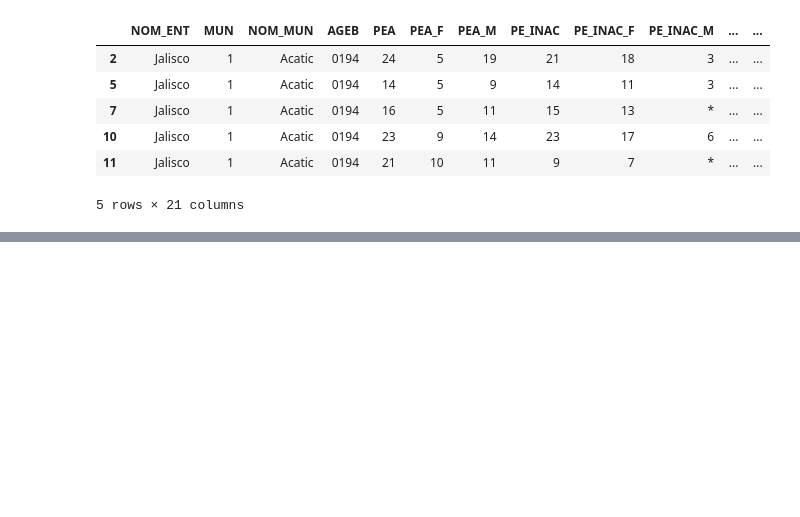
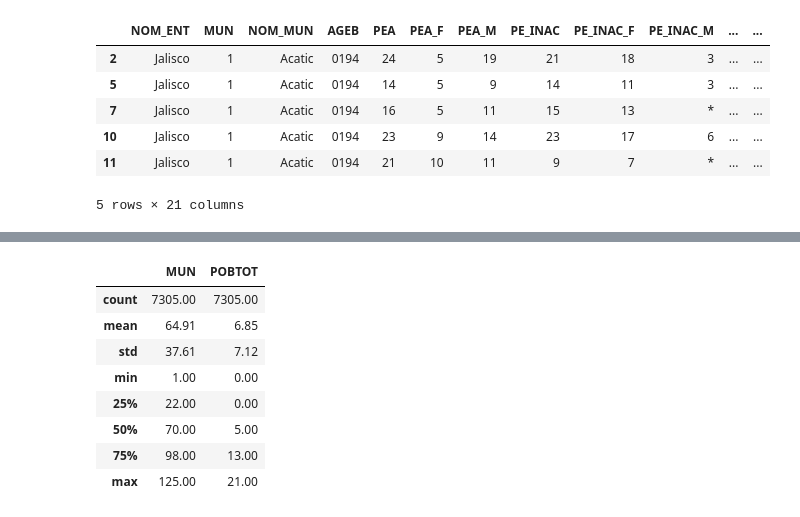
Before and after one commit to Jorge9555/Mexico-Survey-Project, a Jupyter notebook: INEGI_Jalisco_Survey.ipynb, the cells around one changed output, grey strips where cells are left out. Cells and saved outputs as stored; diff of their text form; code cells hidden in the pictures; blank space fills up the shorter version.

```diff
--- a/INEGI_Jalisco_Survey.ipynb
+++ b/INEGI_Jalisco_Survey.ipynb
@@ -103,0 +166,12 @@ Q2_Pueblos.head()
+# %%
+Q1_Pueblos.describe()
+# %% [output]
+|  | MUN | POBTOT |
+| count | 7305.00 | 7305.00 |
+| mean | 64.91 | 6.85 |
+| std | 37.61 | 7.12 |
+| min | 1.00 | 0.00 |
+| 25% | 22.00 | 0.00 |
+| 50% | 70.00 | 5.00 |
+| 75% | 98.00 | 13.00 |
+| max | 125.00 | 21.00 |
```
Also changed, not shown: parts of 13 cells of this notebook.
